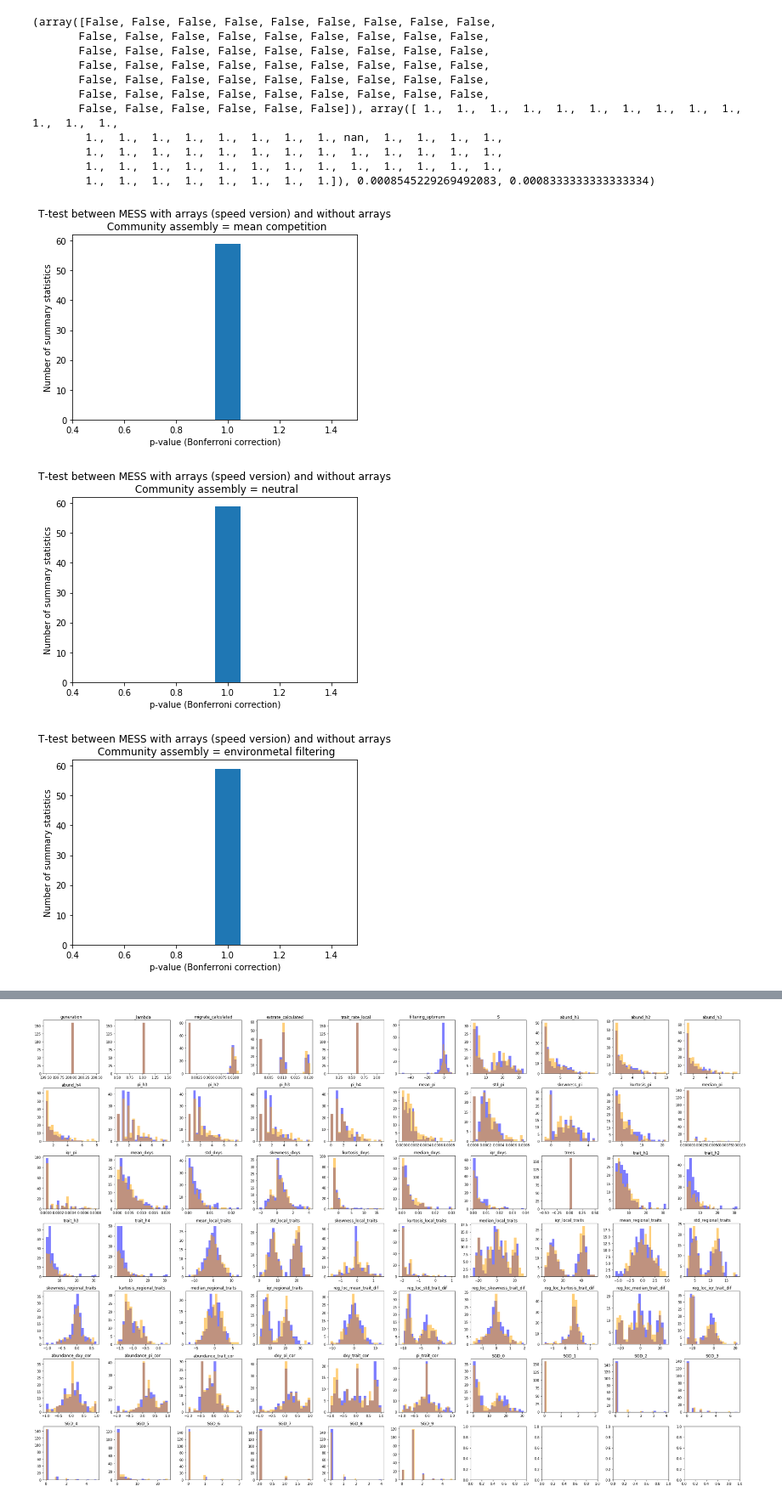
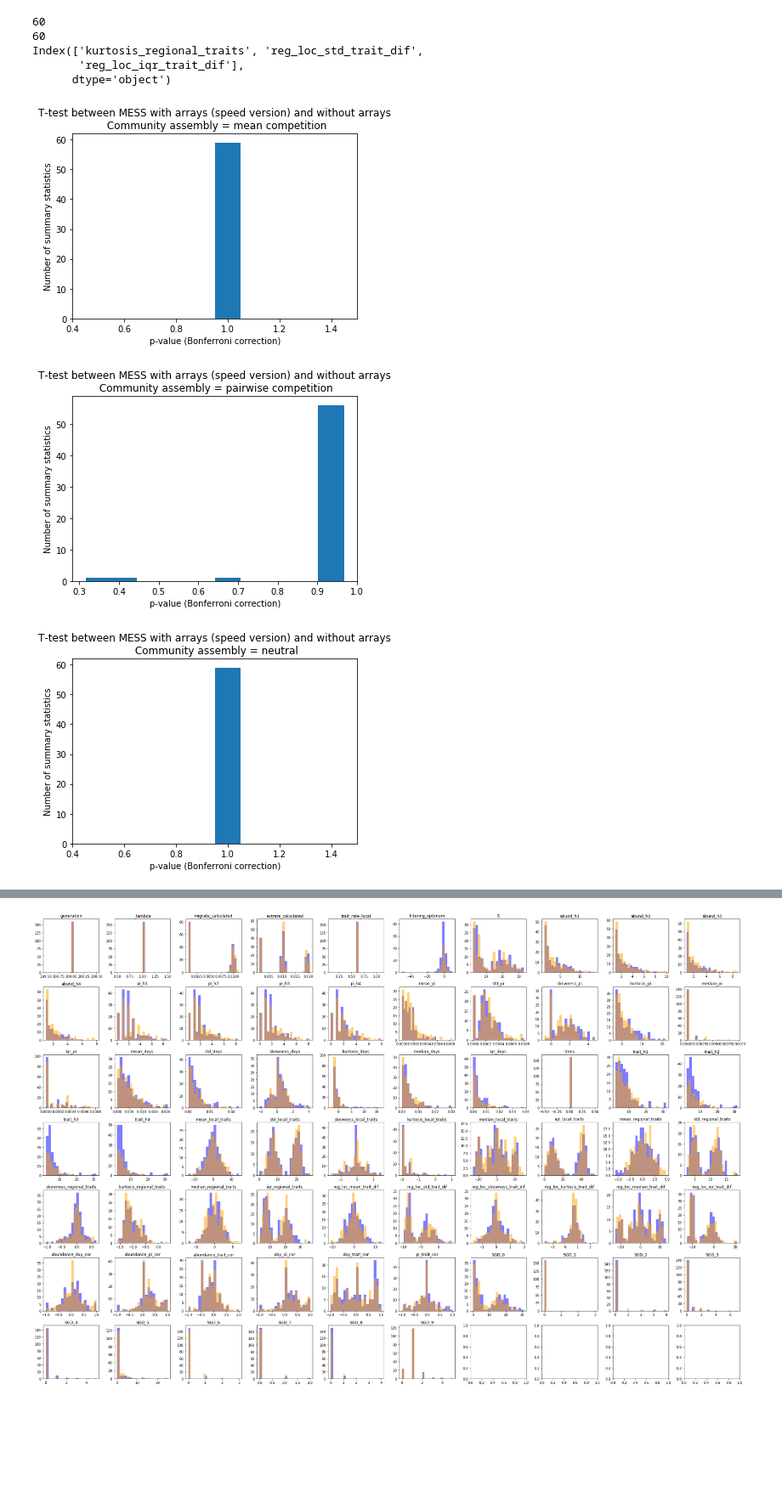
Before and after one commit to messDiv/MESS, a Jupyter notebook: jupyter-notebooks/plotting/testing_array_version.ipynb, the cells around one changed output, grey strips where cells are left out. Shown at 85% size. Cells and saved outputs as stored; diff of their text form; code cells hidden in the pictures; blank space fills up the shorter version.

```diff
--- a/jupyter-notebooks/plotting/testing_array_version.ipynb
+++ b/jupyter-notebooks/plotting/testing_array_version.ipynb
@@ -43,48 +43,45 @@ ttres_neutral = multitest.multipletests(ttres_neutral,method='bonferroni')
 ttvals_filtering, ttres_filtering = stats.ttest_ind(arr_filtering.iloc[:, 21:], noarr_filtering.iloc[:, 21:])
 ttres_filtering = multitest.multipletests(ttres_filtering,method='bonferroni')
 
-print(ttres_filtering)
+print(len(ttres_pw[1]))
+print(len(noarr_pw.columns[21:]))
+col = noarr_pw.columns[21:]
+print(col[ttres_pw[1]<0.9])
 # %% [output]
-(array([False, False, False, False, False, False, False, False, False,
-       False, False, False, False, False, False, False, False, False,
-       False, False, False, False, False, False, False, False, False,
-       False, False, False, False, False, False, False, False, False,
-       False, False, False, False, False, False, False, False, False,
-       False, False, False, False, False, False, False, False, False,
-       False, False, False, False, False, False]), array([ 1.,  1.,  1.,  1.,  1.,  1.,  1.,  1.,  1.,  1.,  1.,  1.,  1.,
-        1.,  1.,  1.,  1.,  1.,  1.,  1.,  1., nan,  1.,  1.,  1.,  1.,
-        1.,  1.,  1.,  1.,  1.,  1.,  1.,  1.,  1.,  1.,  1.,  1.,  1.,
-        1.,  1.,  1.,  1.,  1.,  1.,  1.,  1.,  1.,  1.,  1.,  1.,  1.,
-        1.,  1.,  1.,  1.,  1.,  1.,  1.,  1.]), 0.0008545229269492083, 0.0008333333333333334)
+60
+60
+Index(['kurtosis_regional_traits', 'reg_loc_std_trait_dif',
+       'reg_loc_iqr_trait_dif'],
+      dtype='object')
 # %%
 plt.hist(ttres_mean[1],align='left')
 plt.xlabel("p-value (Bonferroni correction)")
 plt.ylabel("Number of summary statistics")
 plt.title("T-test between MESS with arrays (speed version) and without arrays\n Community assembly = mean competition")
 plt.show()
 plt.close()
 
-#plt.hist(ttres_pw[1], align='left')
-#plt.xlabel("p-value (Bonferroni correction)")
-#plt.ylabel("Number of summary statistics")
-#plt.title("T-test between MESS with arrays (speed version) and without arrays\n Community assembly = pairwise competition")
-#plt.show()
-#plt.close()
+plt.hist(ttres_pw[1], align='left')
+plt.xlabel("p-value (Bonferroni correction)")
+plt.ylabel("Number of summary statistics")
+plt.title("T-test between MESS with arrays (speed version) and without arrays\n Community assembly = pairwise competition")
+plt.show()
+plt.close()
 
 plt.hist(ttres_neutral[1], align='left')
 plt.xlabel("p-value (Bonferroni correction)")
 plt.ylabel("Number of summary statistics")
 plt.title("T-test between MESS with arrays (speed version) and without arrays\n Community assembly = neutral")
 plt.show()
 plt.close()
 
 plt.hist(ttres_filtering[1], align='left')
 plt.xlabel("p-value (Bonferroni correction)")
 plt.ylabel("Number of summary statistics")
 plt.title("T-test between MESS with arrays (speed version) and without arrays\n Community assembly = environmetal filtering")
 plt.show()
 plt.close()
 # %% [output]
 [figure]
-[figure, old version]
+[figure, new version]
-[figure, old version]
+[figure, new version]
```
Also changed, not shown: parts of 4 cells of this notebook.
